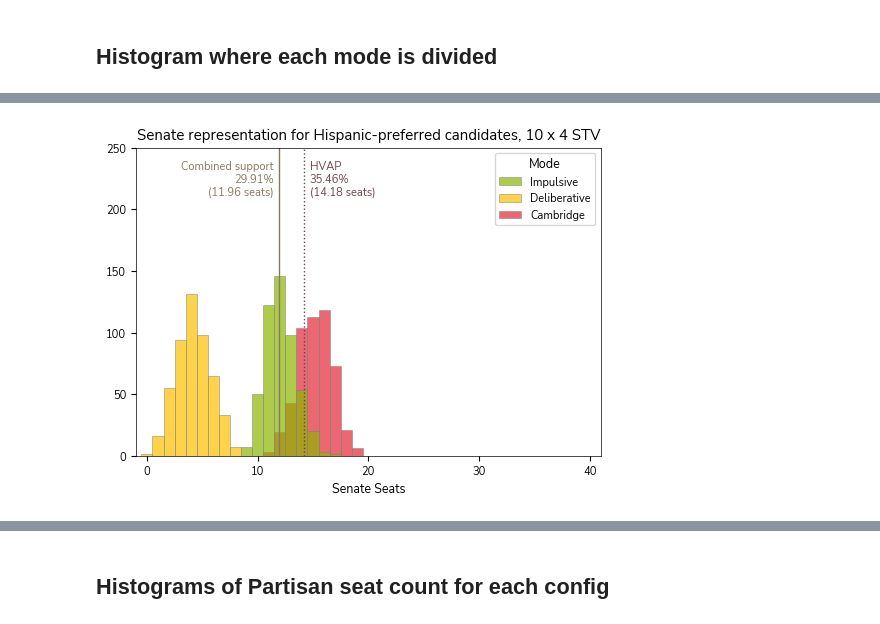
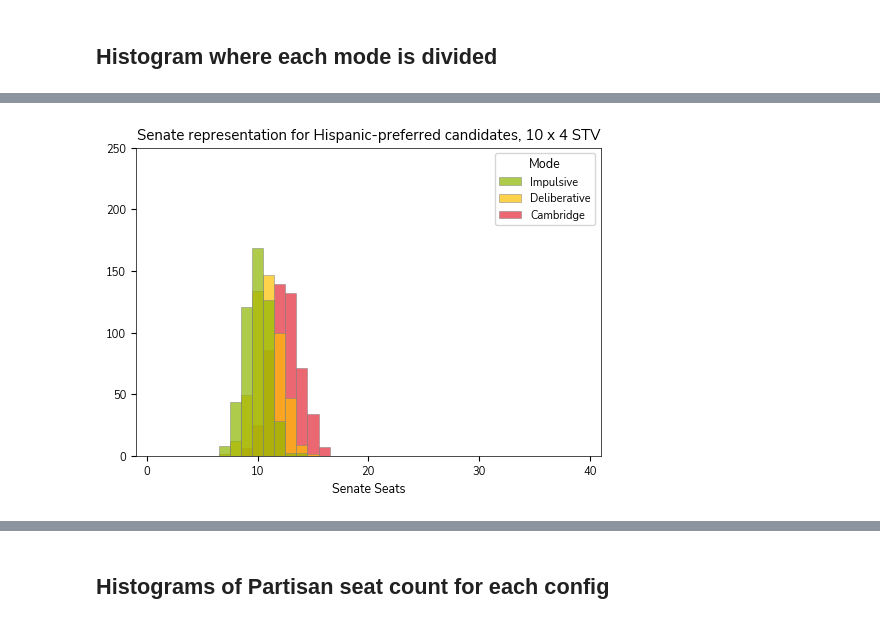
Before and after one commit to hanelee/ca_stv, a Jupyter notebook: process_results.ipynb, the cells around one changed output, grey strips where cells are left out. Cells and saved outputs as stored; diff of their text form; code cells hidden in the pictures.

```diff
--- a/process_results.ipynb
+++ b/process_results.ipynb
@@ -16,4 +16,4 @@ party_focal_name = "Republican"
 races = ["H", "O"]
 race_focal = races[0]
 plans = ["000", "200", "400", "600", "800"]
-num_profiles_per_district = 21 #100
+num_profiles_per_district = 100
@@ -298,9 +134,9 @@ import matplotlib.pyplot as plt
 import matplotlib as mpl
 
 mpl.rcParams['font.family'] = 'sans-serif'
-mpl.rcParams['font.sans-serif'] = ['Nunito Sans']
+mpl.rcParams['font.sans-serif'] = ['Nunito Sans', "Arial"]
 
-agg = (df_hist.groupby(["plan", "total_district_num", "mode", "rep"], as_index=False)
+agg = (df_hist.groupby(["plan", "total_district_num", "mode", "rep", "election_method"], as_index=False)
       .agg({"H_seats": "sum"}))
 
 dist_seats = {8:5, 10:4, 16:5, 20:4, 40:1, 80:1}
@@ -321,7 +157,7 @@ legend_mapping = {
 # Define the desired order for the legend keys
 desired_order = ["slate_pl", "slate_bt", "cambridge"]
 
-for dn, group_dn in agg.groupby("total_district_num"):
+for (dn,election_method), group_dn in agg.groupby(["total_district_num", "election_method"]):
     plt.rc('font', size=9)
     fig, ax = plt.subplots(figsize=(6,4))  # create a figure + axes
 
@@ -344,7 +180,7 @@ for dn, group_dn in agg.groupby("total_district_num"):
         spine.set_linewidth(0.5)
 
     sen_assem = "Senate" if dn*dist_seats[dn] == 40 else "Assembly"
-    election = "Plurality" if dist_seats[dn]==1 else "STV"
+    election = election_method
     ylim = 250 if sen_assem == "Senate" else 150
 
     # set x-axis limits on the Axes
@@ -381,49 +217,49 @@ for dn, group_dn in agg.groupby("total_district_num"):
 
 
 
-    ### ADD VERTICAL LINES
-    color_cs = 'xkcd:brownish grey'
-    color_hprop = 'xkcd:purplish brown'
+    # ### ADD VERTICAL LINES
+    # color_cs = 'xkcd:brownish grey'
+    # color_hprop = 'xkcd:purplish brown'
 
-    ## Add vertical line for combined support
-    h_cs_share = h_cs_turnout*dn*dist_seats[dn]
-    ax.axvline(
-        h_cs_share, color=color_cs, linewidth=1,
-        label=f"{h_share}"
-    )
+    # ## Add vertical line for combined support
+    # h_cs_share = h_cs_turnout*dn*dist_seats[dn]
+    # ax.axvline(
+    #     h_cs_share, color=color_cs, linewidth=1,
+    #     label=f"{h_share}"
+    # )
 
-    rounded_cs = f"{h_cs_share:.2f}"
-    cs_text_label = f"Combined support\n{h_cs_turnout*100:.2f}%\n({h_cs_share:.2f} seats)"
-    ax.text(
-        h_cs_share - 0.5, # X-position: slightly to the right of the line
-        ylim * 0.90, # Y-position: 95% of the way up the plot
-        cs_text_label,
-        verticalalignment='center',
-        horizontalalignment='right',
-        fontsize=8,
-        color=color_cs
-    )
+    # rounded_cs = f"{h_cs_share:.2f}"
+    # cs_text_label = f"Combined support\n{h_cs_turnout*100:.2f}%\n({h_cs_share:.2f} seats)"
+    # ax.text(
+    #     h_cs_share - 0.5, # X-position: slightly to the right of the line
+    #     ylim * 0.90, # Y-position: 95% of the way up the plot
+    #     cs_text_label,
+    #     verticalalignment='center',
+    #     horizontalalignment='right',
+    #     fontsize=8,
+    #     color=color_cs
+    # )
 
-    ## Add vertical line for population proprotionate share
-    # Add dotted vertical line at hprop * seats
-    h_share = hprop*dn*dist_seats[dn]
-    ax.axvline(
-        h_share, color=color_hprop, linestyle=':', linewidth=1,
-        label=f"{h_share}"
-    )
+    # ## Add vertical line for population proprotionate share
+    # # Add dotted vertical line at hprop * seats
+    # h_share = hprop*dn*dist_seats[dn]
+    # ax.axvline(
+    #     h_share, color=color_hprop, linestyle=':', linewidth=1,
+    #     label=f"{h_share}"
+    # )
 
-    text_label = f"HVAP\n{hprop*100:.2f}%\n({h_share:.2f} seats)"
+    # text_label = f"HVAP\n{hprop*100:.2f}%\n({h_share:.2f} seats)"
 
-    ax.text(
-        h_share + 0.5, # X-position: slightly to the right of the line
-        ylim * 0.90, # Y-position: 95% of the way up the plot
-        text_label,
-        verticalalignment='center',
-        horizontalalignment='left',
-        fontsize=8,
-        color=color_hprop
-    )
+    # ax.text(
+    #     h_share + 0.5, # X-position: slightly to the right of the line
+    #     ylim * 0.90, # Y-position: 95% of the way up the plot
+    #     text_label,
+    #     verticalalignment='center',
+    #     horizontalalignment='left',
+    #     fontsize=8,
+    #     color=color_hprop
+    # )
 
-    # Save figure
-    plt.savefig(f"figures/hispanic_seats_{dn}x{dist_seats[dn]}_bymode_turn_h0.4_pih0.75_pio0.8_ahh0.25_aho0.75_aoh0.6_aoo0.5.png", dpi=300, bbox_inches='tight')
+    # # Save figure
+    plt.savefig(f"figures/hispanic_seats_{dn}x{dist_seats[dn]}_{election_method}.png", dpi=300, bbox_inches='tight')
 # %% [output]
@@ -431 +267 @@ for dn, group_dn in agg.groupby("total_district_num"):
-[figure, old version]
+[figure, new version]
```
Also changed, not shown: parts of 17 cells of this notebook, 17 other files.
